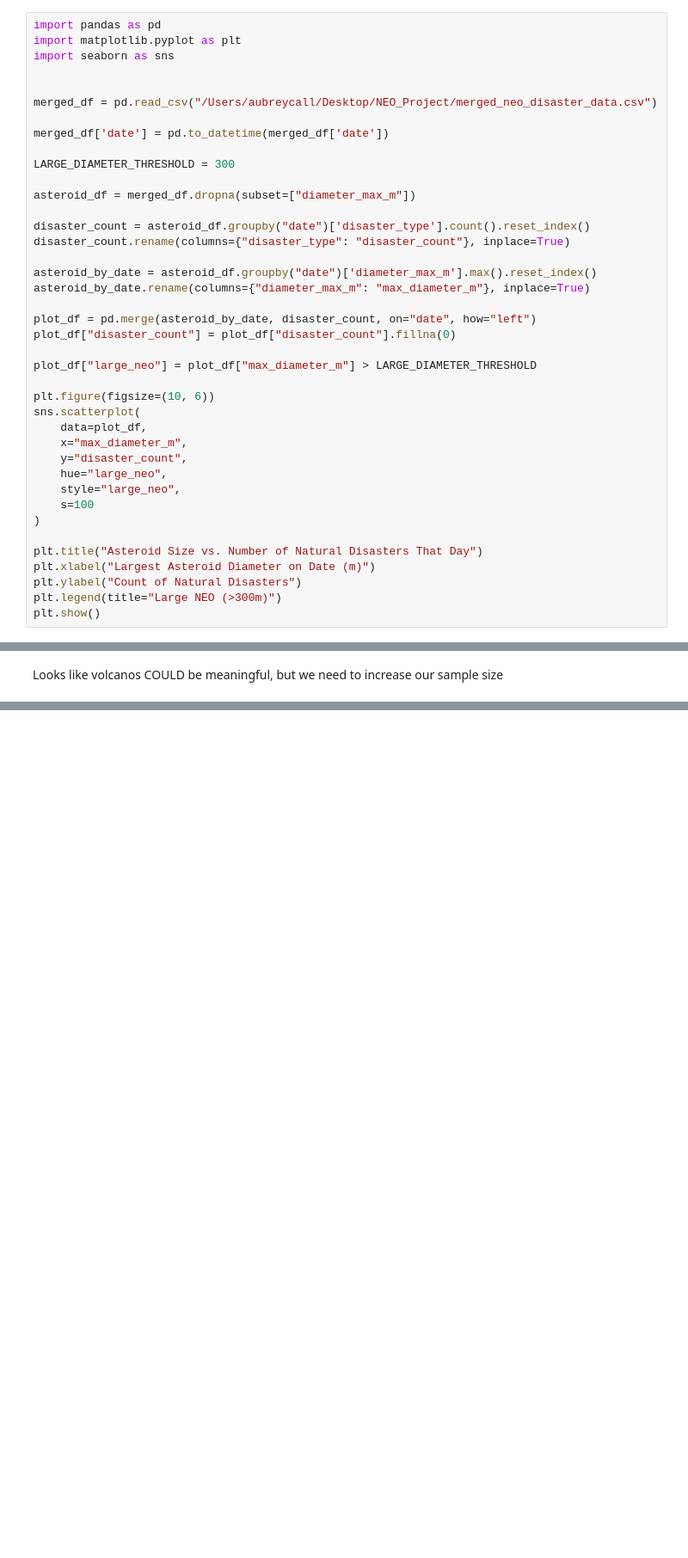
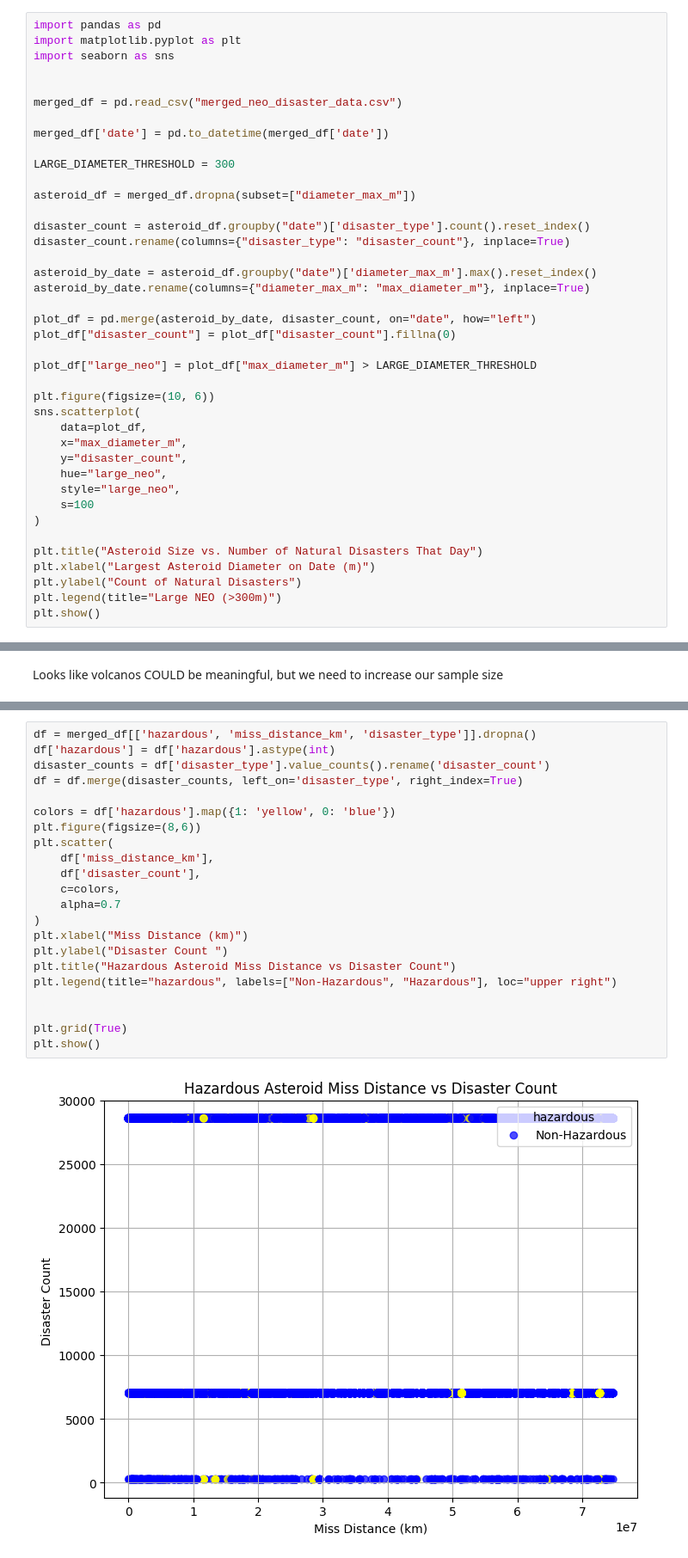
Before and after one commit to iamcall/NEO-Nature, a Jupyter notebook: NEO_eda.ipynb, the cells around one changed output, grey strips where cells are left out. Shown: that part at 86% size. Drawn from its saved outputs; the diff is of its cells as text; blank space fills up the shorter version.

Commit message:
miss distance eda

```diff
--- a/NEO_eda.ipynb
+++ b/NEO_eda.ipynb
@@ -4,7 +4,7 @@ import matplotlib.pyplot as plt
 import seaborn as sns
 
 
-merged_df = pd.read_csv("/Users/aubreycall/Desktop/NEO_Project/merged_neo_disaster_data.csv")
+merged_df = pd.read_csv("merged_neo_disaster_data.csv")
 
 merged_df['date'] = pd.to_datetime(merged_df['date'])
 
@@ -234,0 +258,24 @@ Looks like volcanos COULD be meaningful, but we need to increase our sample size
+# %%
+df = merged_df[['hazardous', 'miss_distance_km', 'disaster_type']].dropna()
+df['hazardous'] = df['hazardous'].astype(int)
+disaster_counts = df['disaster_type'].value_counts().rename('disaster_count')
+df = df.merge(disaster_counts, left_on='disaster_type', right_index=True)
+
+colors = df['hazardous'].map({1: 'yellow', 0: 'blue'})
+plt.figure(figsize=(8,6))
+plt.scatter(
+    df['miss_distance_km'],
+    df['disaster_count'],
+    c=colors,
+    alpha=0.7
+)
+plt.xlabel("Miss Distance (km)")
+plt.ylabel("Disaster Count ")
+plt.title("Hazardous Asteroid Miss Distance vs Disaster Count")
+plt.legend(title="hazardous", labels=["Non-Hazardous", "Hazardous"], loc="upper right")
+
+
+plt.grid(True)
+plt.show()
+# %% [output]
+[figure, added]
```
Also changed, not shown: parts of 4 cells of this notebook, 3 other files.
